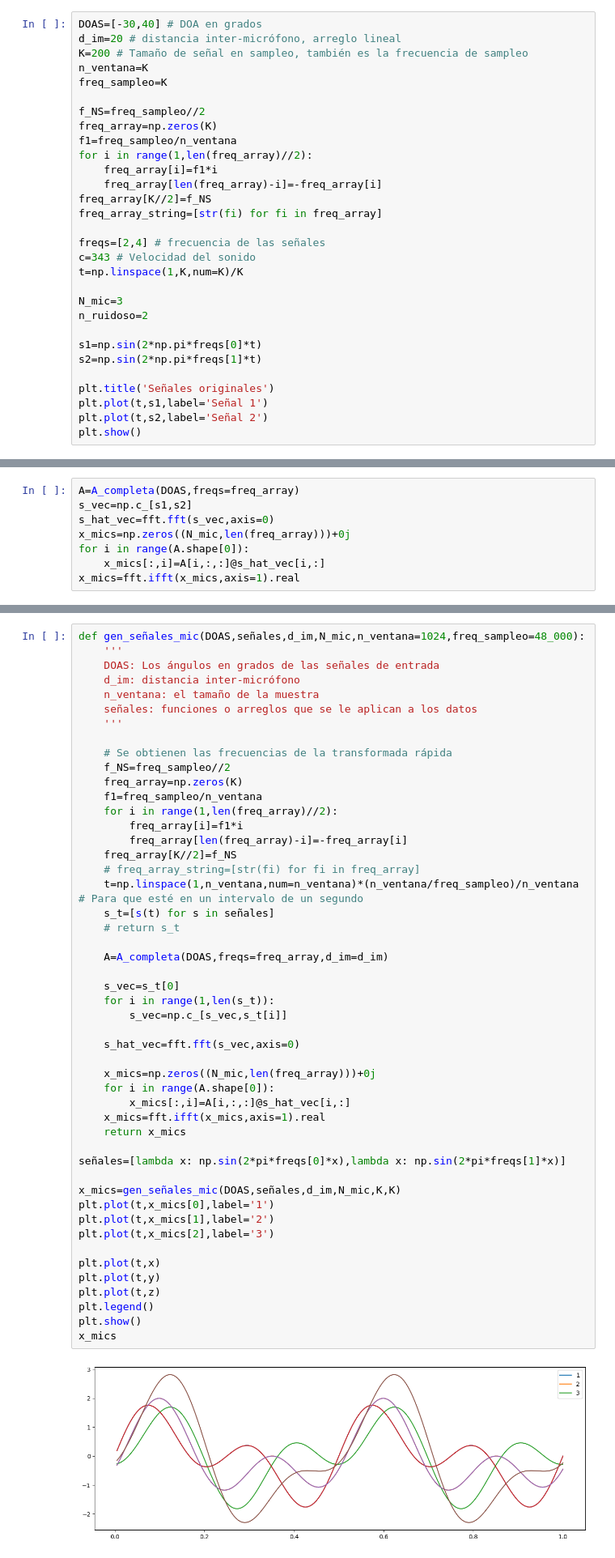
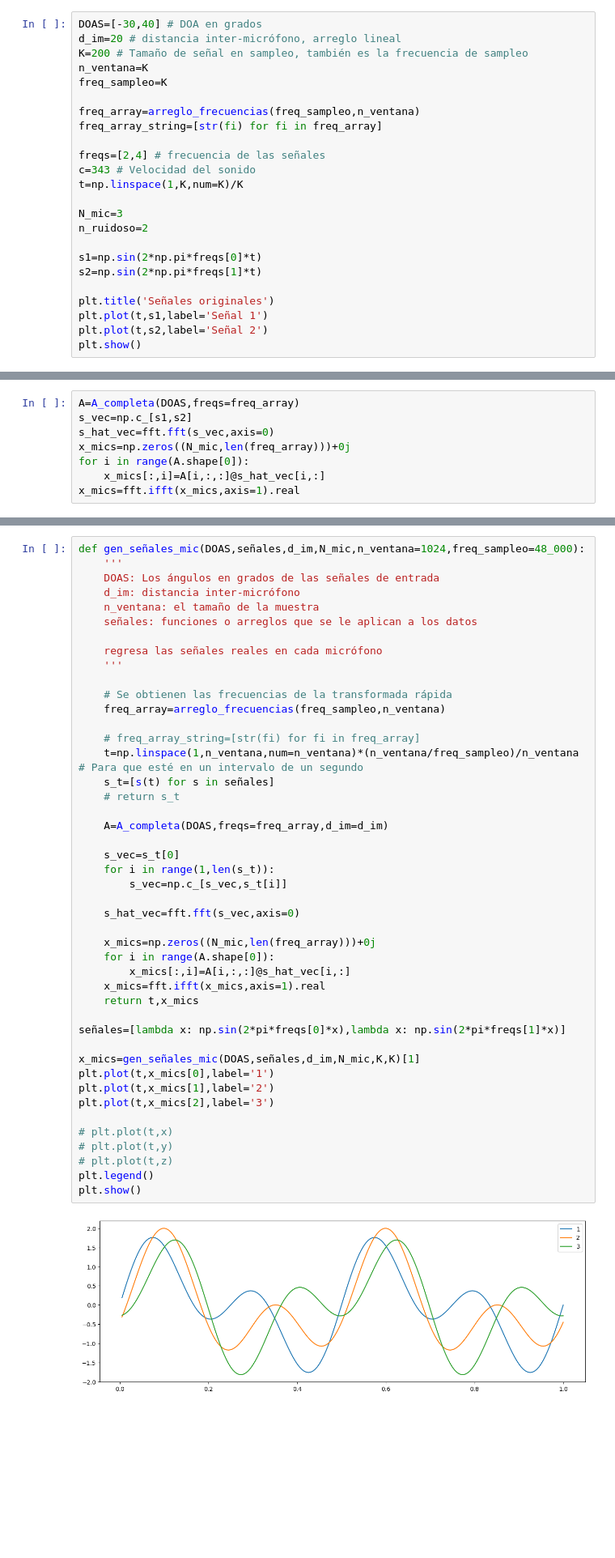
Before and after one commit to linear-regret/PDA, a Jupyter notebook: Programas PDA/7. DOA/music_complete.ipynb, the cells around one changed output, grey strips where cells are left out. Shown at 81% size. Saved outputs shown, nothing was run; the diff lists cells and outputs as text; blank space fills up the shorter version.

```diff
--- a/Programas PDA/7. DOA/music_complete.ipynb
+++ b/Programas PDA/7. DOA/music_complete.ipynb
@@ -62,13 +73,7 @@ K=200 # Tamaño de señal en sampleo, también es la frecuencia de sampleo
 n_ventana=K
 freq_sampleo=K
 
-f_NS=freq_sampleo//2
-freq_array=np.zeros(K)
-f1=freq_sampleo/n_ventana
-for i in range(1,len(freq_array)//2):
-    freq_array[i]=f1*i
-    freq_array[len(freq_array)-i]=-freq_array[i]
-freq_array[K//2]=f_NS
+freq_array=arreglo_frecuencias(freq_sampleo,n_ventana)
 freq_array_string=[str(fi) for fi in freq_array]
 
 freqs=[2,4] # frecuencia de las señales
@@ -186,47 +171,43 @@ def gen_señales_mic(DOAS,señales,d_im,N_mic,n_ventana=1024,freq_sampleo=48_000
     d_im: distancia inter-micrófono
     n_ventana: el tamaño de la muestra
     señales: funciones o arreglos que se le aplican a los datos
+
+    regresa las señales reales en cada micrófono
     '''
 
     # Se obtienen las frecuencias de la transformada rápida
-    f_NS=freq_sampleo//2
-    freq_array=np.zeros(K)
-    f1=freq_sampleo/n_ventana
-    for i in range(1,len(freq_array)//2):
-        freq_array[i]=f1*i
-        freq_array[len(freq_array)-i]=-freq_array[i]
-    freq_array[K//2]=f_NS
+    freq_array=arreglo_frecuencias(freq_sampleo,n_ventana)
+
     # freq_array_string=[str(fi) for fi in freq_array]
     t=np.linspace(1,n_ventana,num=n_ventana)*(n_ventana/freq_sampleo)/n_ventana # Para que esté en un intervalo de un segundo
     s_t=[s(t) for s in señales]
     # return s_t
 
     A=A_completa(DOAS,freqs=freq_array,d_im=d_im)
 
     s_vec=s_t[0]
     for i in range(1,len(s_t)):
         s_vec=np.c_[s_vec,s_t[i]]
 
     s_hat_vec=fft.fft(s_vec,axis=0)
 
     x_mics=np.zeros((N_mic,len(freq_array)))+0j
     for i in range(A.shape[0]):
         x_mics[:,i]=A[i,:,:]@s_hat_vec[i,:]
     x_mics=fft.ifft(x_mics,axis=1).real
-    return x_mics
+    return t,x_mics
 
 señales=[lambda x: np.sin(2*pi*freqs[0]*x),lambda x: np.sin(2*pi*freqs[1]*x)]
 
-x_mics=gen_señales_mic(DOAS,señales,d_im,N_mic,K,K)
+x_mics=gen_señales_mic(DOAS,señales,d_im,N_mic,K,K)[1]
 plt.plot(t,x_mics[0],label='1')
 plt.plot(t,x_mics[1],label='2')
 plt.plot(t,x_mics[2],label='3')
 
-plt.plot(t,x)
-plt.plot(t,y)
-plt.plot(t,z)
+# plt.plot(t,x)
+# plt.plot(t,y)
+# plt.plot(t,z)
 plt.legend()
 plt.show()
-x_mics
 # %% [output]
-[figure, old version]
+[figure, new version]
```
Also changed, not shown: parts of 46 cells of this notebook, 2 other files.
